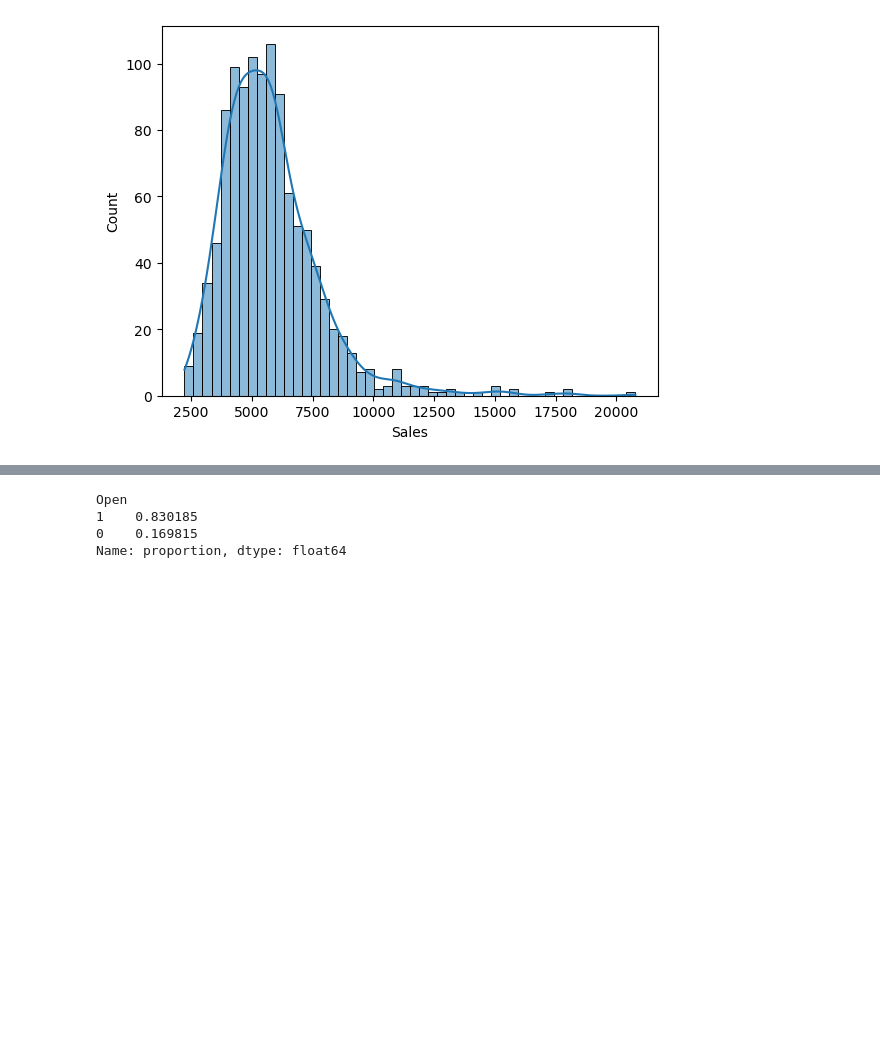
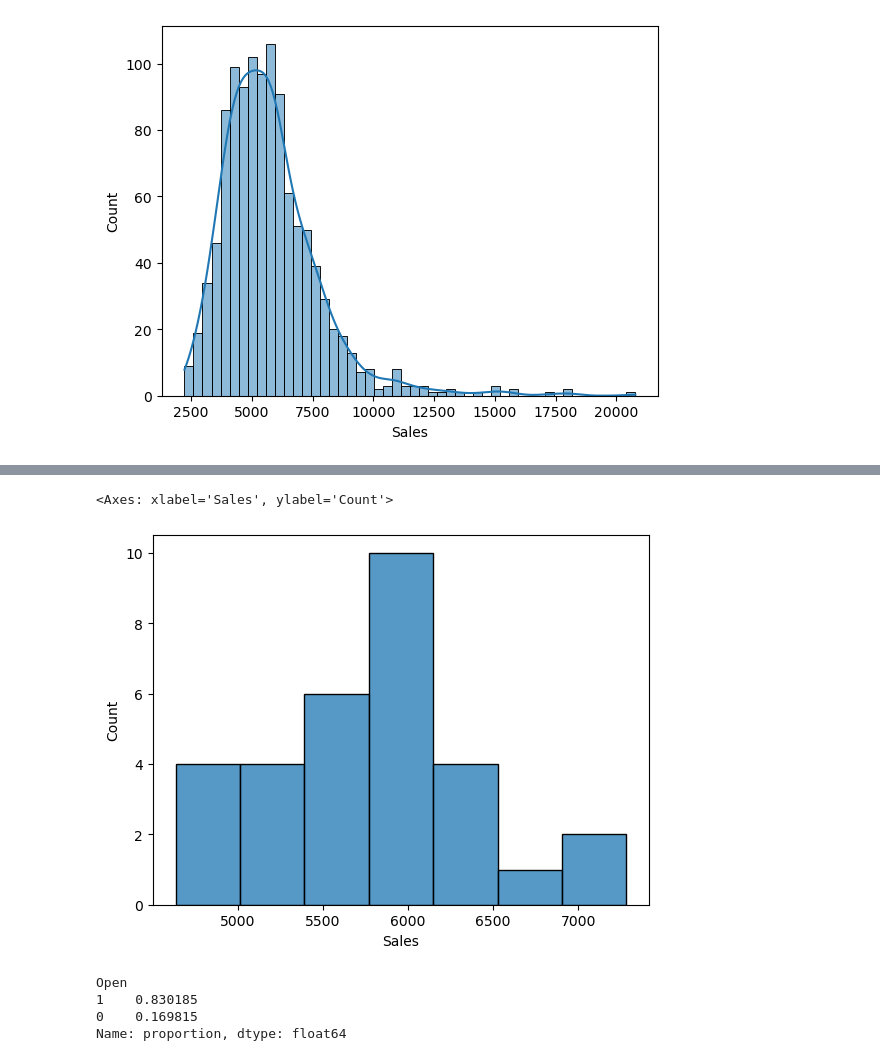
Before and after one commit to arnaurr94/IronKaggle, a Jupyter notebook: notebook.ipynb, the cells around one changed output, grey strips where cells are left out. Cells and saved outputs as stored; diff of their text form; code cells hidden in the pictures; blank space fills up the shorter version.

```diff
--- a/notebook.ipynb
+++ b/notebook.ipynb
@@ -92,3 +168,10 @@ dtype: object
+# %%
+df_days = df.groupby('day')['Sales'].mean().reset_index()
+sns.histplot(df_days['Sales'])
+df['Store_sales'] = pd.cut(df['Sales'], bins = [0, 5400, 6100, 40000], labels = ['day_low', 'day_medium', 'day_high'])
+# %% [output]
+<Axes: xlabel='Sales', ylabel='Count'>
+[figure, added]
 # %%
 print(df['Open'].value_counts('normalised'))
 sns.barplot(df['Open'].value_counts('normalised'))
```
Also changed, not shown: parts of 19 cells of this notebook.
